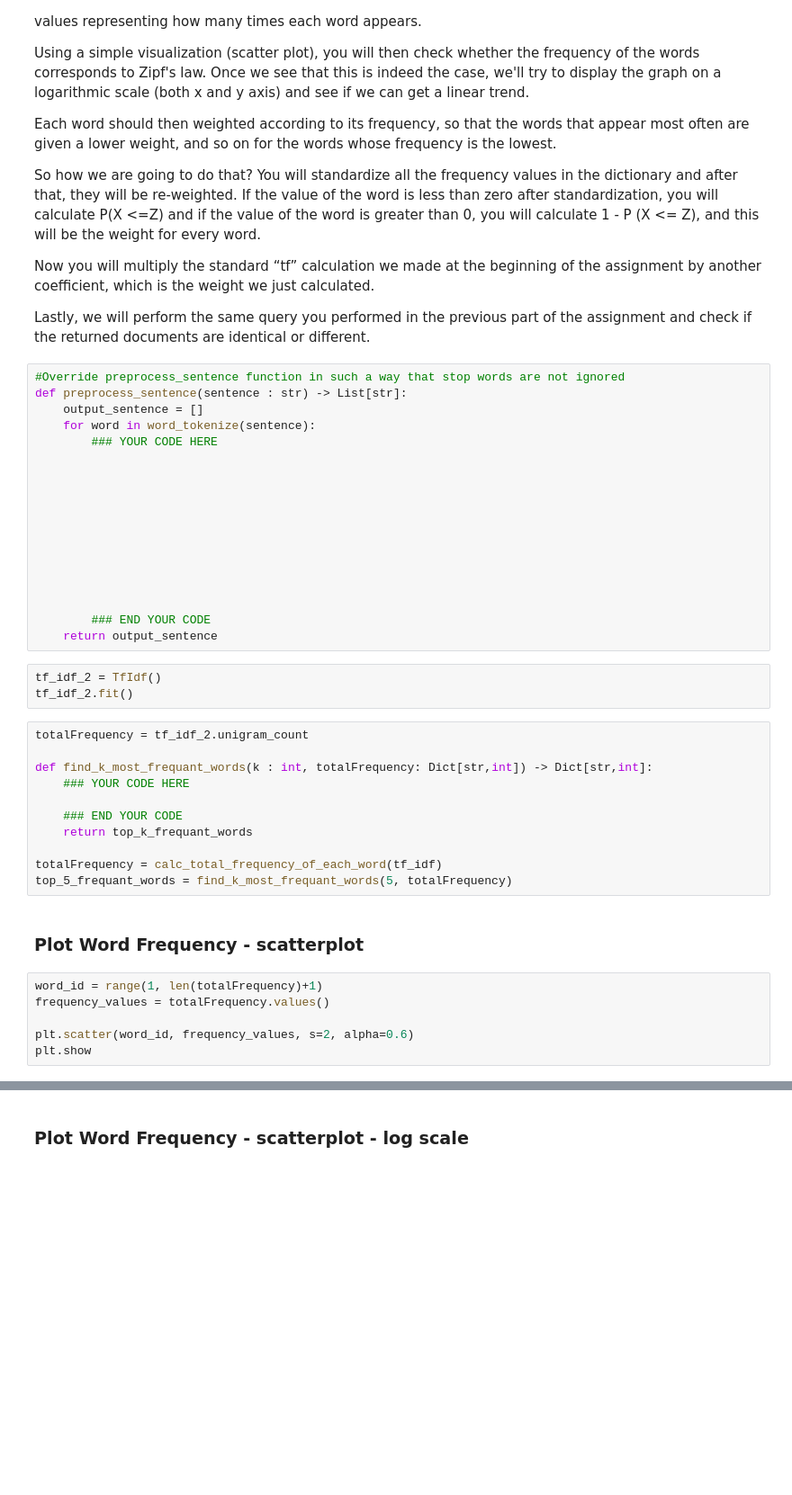
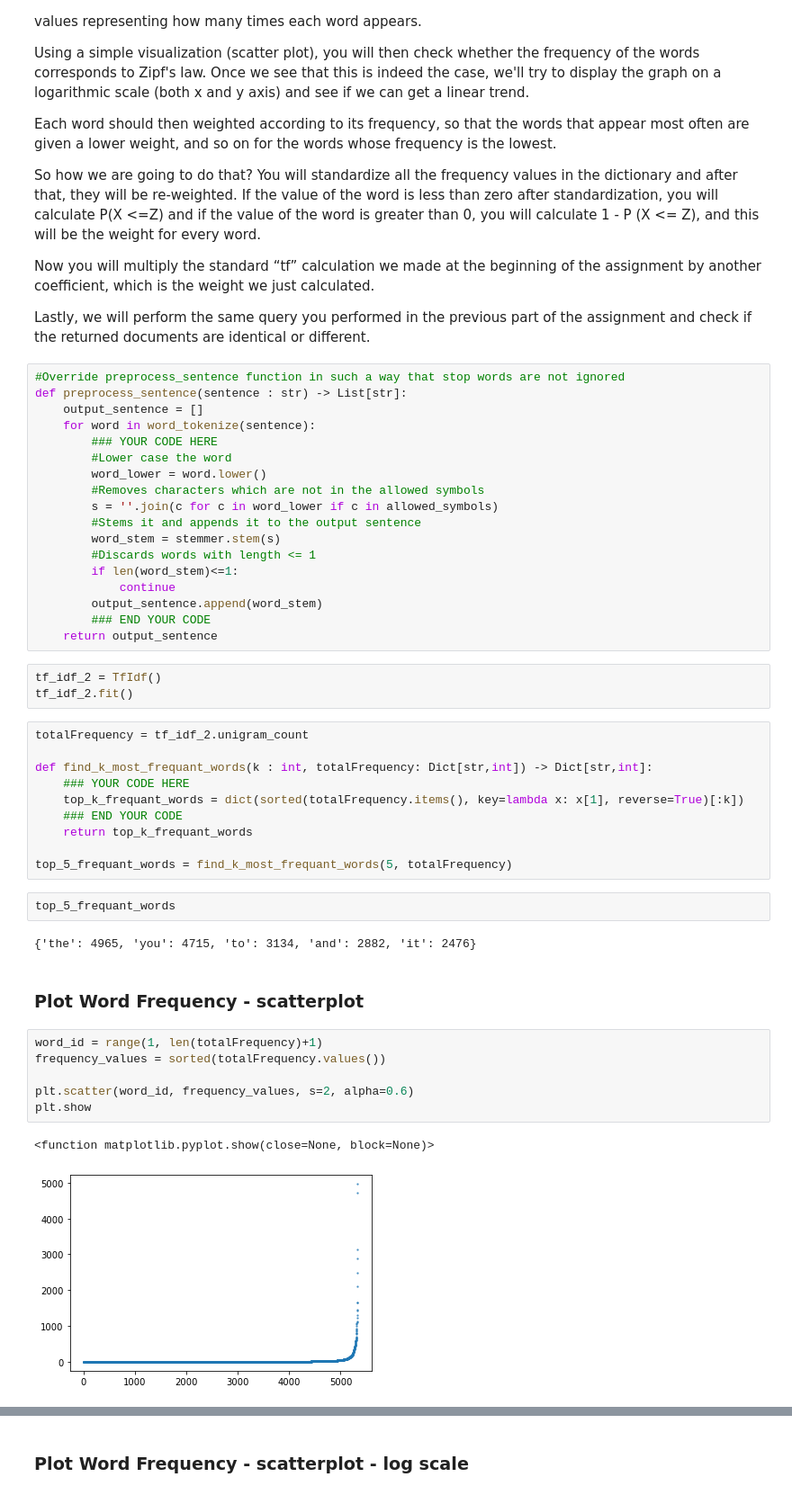
Before and after one commit to Ilan-v/IRRS_Project, a Jupyter notebook: part1/HW1 2022.ipynb, the cells around one changed output, grey strips where cells are left out. Shown at 90% size. Saved outputs shown, nothing was run; the diff lists cells and outputs as text; blank space fills up the shorter version.

```diff
--- a/part1/HW1 2022.ipynb
+++ b/part1/HW1 2022.ipynb
@@ -491,16 +508,16 @@ def preprocess_sentence(sentence : str) -> List[str]:
     output_sentence = []
     for word in word_tokenize(sentence):
         ### YOUR CODE HERE
-
-
-
-
-
-
-
-
-
-
+        #Lower case the word
+        word_lower = word.lower()
+        #Removes characters which are not in the allowed symbols
+        s = ''.join(c for c in word_lower if c in allowed_symbols)
+        #Stems it and appends it to the output sentence
+        word_stem = stemmer.stem(s)
+        #Discards words with length <= 1
+        if len(word_stem)<=1:
+            continue
+        output_sentence.append(word_stem)
         ### END YOUR CODE
     return output_sentence
 # %%
@@ -511,20 +528,26 @@ totalFrequency = tf_idf_2.unigram_count
 
 def find_k_most_frequant_words(k : int, totalFrequency: Dict[str,int]) -> Dict[str,int]:
     ### YOUR CODE HERE
-
+    top_k_frequant_words = dict(sorted(totalFrequency.items(), key=lambda x: x[1], reverse=True)[:k])
     ### END YOUR CODE
     return top_k_frequant_words
 
-totalFrequency = calc_total_frequency_of_each_word(tf_idf)
 top_5_frequant_words = find_k_most_frequant_words(5, totalFrequency)
+# %%
+top_5_frequant_words
+# %% [output]
+{'the': 4965, 'you': 4715, 'to': 3134, 'and': 2882, 'it': 2476}
 # %% [markdown]
 ### Plot Word Frequency - scatterplot
 # %%
 word_id = range(1, len(totalFrequency)+1)
-frequency_values = totalFrequency.values()
+frequency_values = sorted(totalFrequency.values())
 
 plt.scatter(word_id, frequency_values, s=2, alpha=0.6)
 plt.show
+# %% [output]
+<function matplotlib.pyplot.show(close=None, block=None)>
+[figure, added]
 # %%
 #Does the plot follow Zips' law?
 
```
Also changed, not shown: parts of 11 cells of this notebook.
